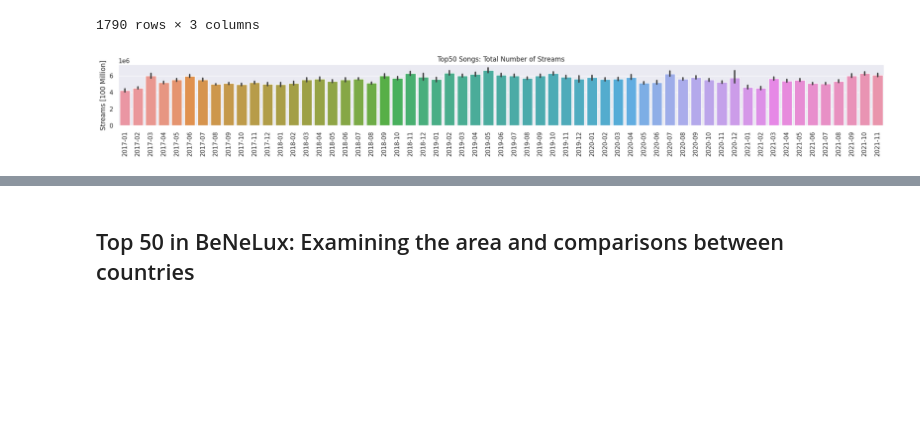
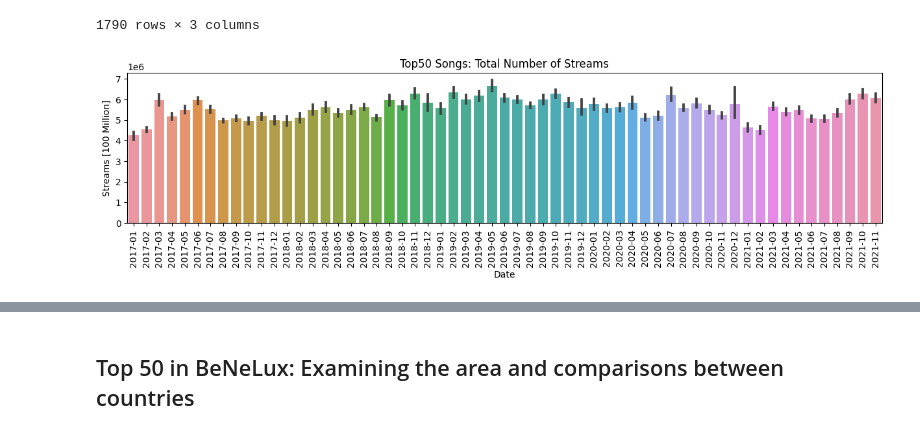
Before and after one commit to maik137/SpotifyCharts_EDA, a Jupyter notebook: Netherlands_SpotifyChart_EDA.ipynb, the cells around one changed output, grey strips where cells are left out. Cells and saved outputs as stored; diff of their text form; code cells hidden in the pictures; blank space fills up the shorter version.

Commit message:
Additional visuals

```diff
--- a/Netherlands_SpotifyChart_EDA.ipynb
+++ b/Netherlands_SpotifyChart_EDA.ipynb
@@ -173,10 +219,12 @@ month_streams
 | 1789 | 2021-11-30 | 5923573.0 | 2021-11 |
 1790 rows × 3 columns
 # %%
+fig, g = plt.subplots(figsize=(15,3))
+
 g = sns.barplot(x=month_streams['year-month'],y=month_streams['streams'])
 g.set_title('Top50 Songs: Total Number of Streams')
 g.set_ylabel('Streams [100 Million]')
-g.set_xlabel('')
+g.set_xlabel('Date')
 g.tick_params(axis='x', rotation=90)
 # %% [output]
-[figure, old version]
+[figure, new version]
```
Also changed, not shown: parts of 24 cells of this notebook.
